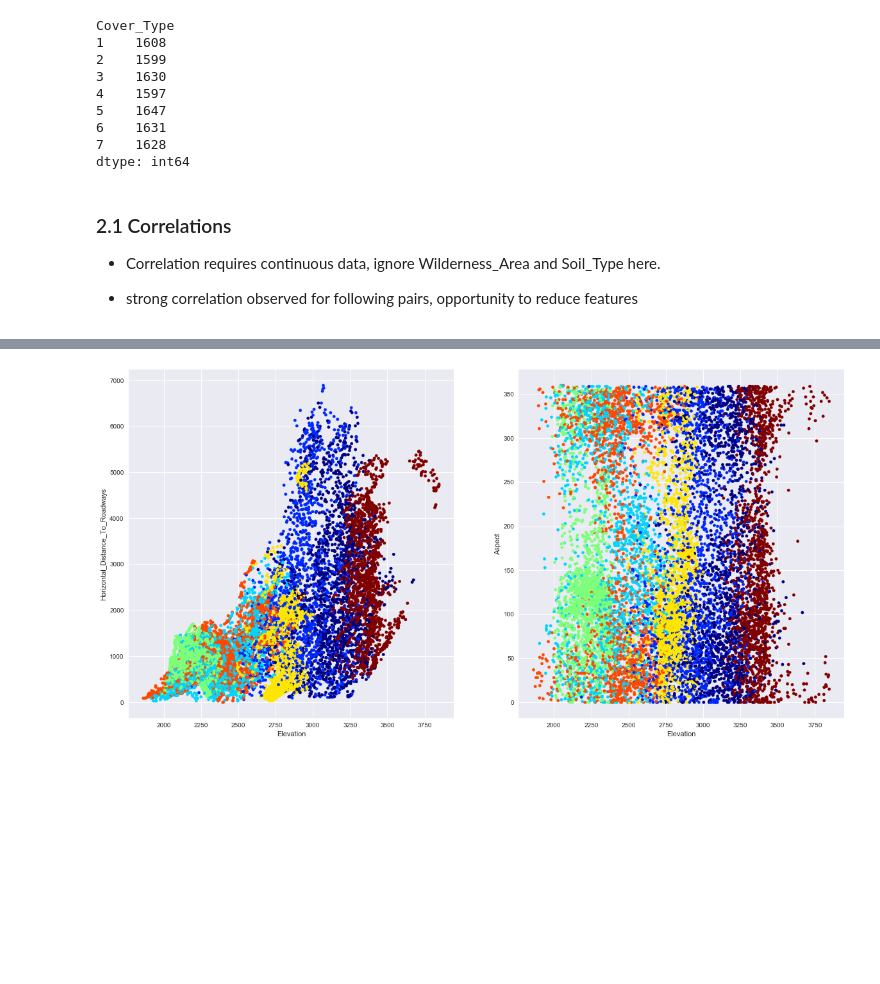
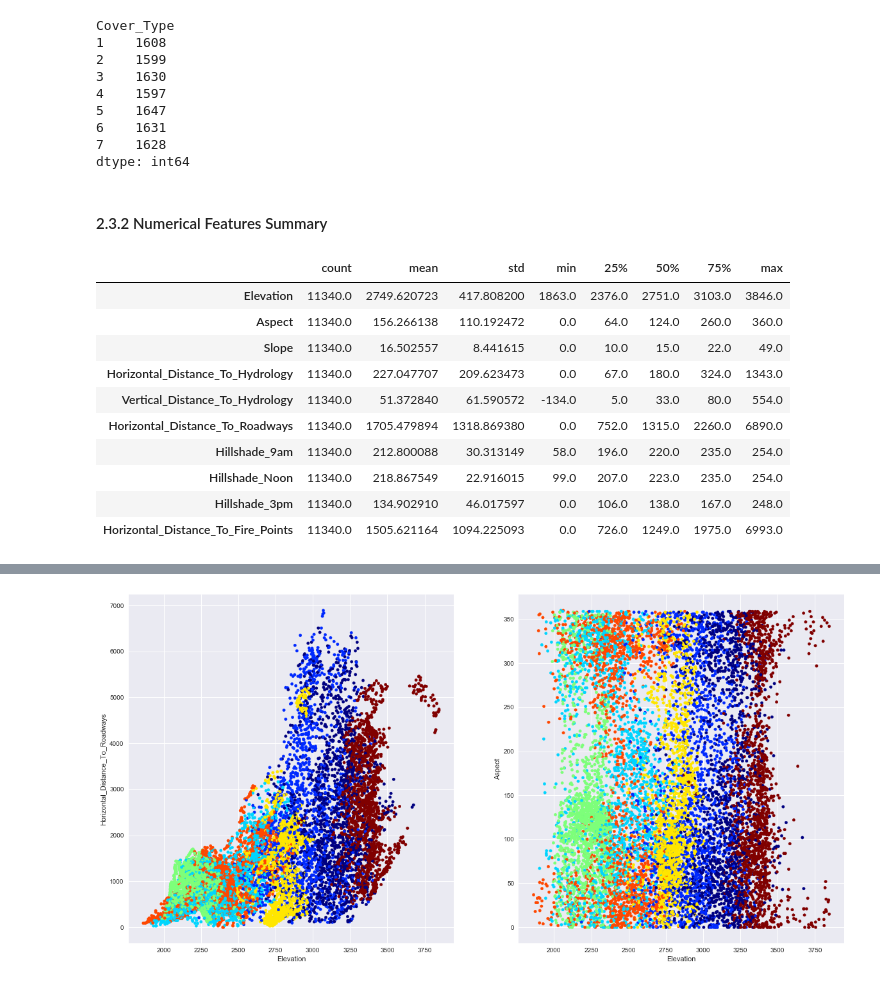
Before and after one commit to zachday1/207_forest_cover, a Jupyter notebook: Final_WIP_CRISP.ipynb, the cells around one changed output, grey strips where cells are left out. Cells and saved outputs as stored; diff of their text form; code cells hidden in the pictures; blank space fills up the shorter version.

```diff
--- a/Final_WIP_CRISP.ipynb
+++ b/Final_WIP_CRISP.ipynb
@@ -159,9 +143,20 @@ Cover_Type
 6    1631
 7    1628
 dtype: int64
-# %% [markdown]
-### 2.1 Correlations
-
-- Correlation requires continuous data, ignore Wilderness_Area and Soil_Type here.
-
-- strong correlation observed for following pairs, opportunity to reduce features
+# %% [markdown]
+#### 2.3.2 Numerical Features Summary
+# %%
+# summary statistics of numerical features
+df_train[num_features].describe().T
+# %% [output]
+|  | count | mean | std | min | 25% | 50% | 75% | max |
+| Elevation | 11340.0 | 2749.620723 | 417.808200 | 1863.0 | 2376.0 | 2751.0 | 3103.0 | 3846.0 |
+| Aspect | 11340.0 | 156.266138 | 110.192472 | 0.0 | 64.0 | 124.0 | 260.0 | 360.0 |
+| Slope | 11340.0 | 16.502557 | 8.441615 | 0.0 | 10.0 | 15.0 | 22.0 | 49.0 |
+| Horizontal_Distance_To_Hydrology | 11340.0 | 227.047707 | 209.623473 | 0.0 | 67.0 | 180.0 | 324.0 | 1343.0 |
+| Vertical_Distance_To_Hydrology | 11340.0 | 51.372840 | 61.590572 | -134.0 | 5.0 | 33.0 | 80.0 | 554.0 |
+| Horizontal_Distance_To_Roadways | 11340.0 | 1705.479894 | 1318.869380 | 0.0 | 752.0 | 1315.0 | 2260.0 | 6890.0 |
+| Hillshade_9am | 11340.0 | 212.800088 | 30.313149 | 58.0 | 196.0 | 220.0 | 235.0 | 254.0 |
+| Hillshade_Noon | 11340.0 | 218.867549 | 22.916015 | 99.0 | 207.0 | 223.0 | 235.0 | 254.0 |
+| Hillshade_3pm | 11340.0 | 134.902910 | 46.017597 | 0.0 | 106.0 | 138.0 | 167.0 | 248.0 |
+| Horizontal_Distance_To_Fire_Points | 11340.0 | 1505.621164 | 1094.225093 | 0.0 | 726.0 | 1249.0 | 1975.0 | 6993.0 |
```
Also changed, not shown: parts of 23 cells of this notebook.
